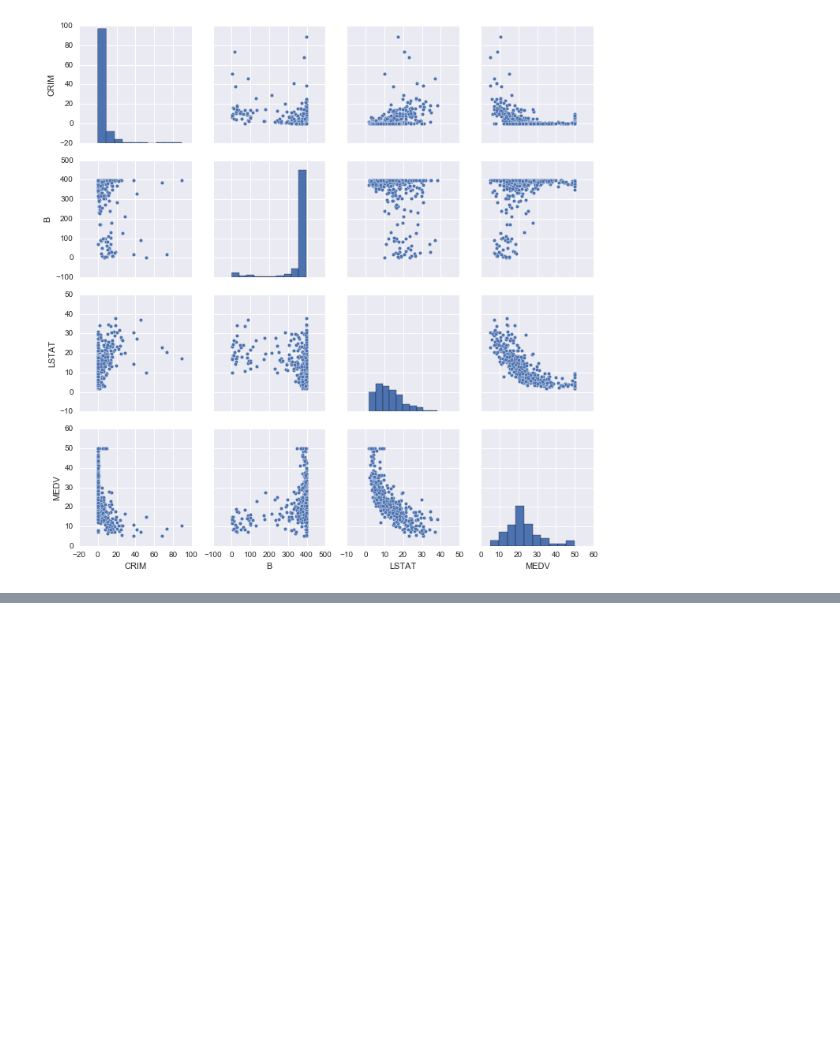
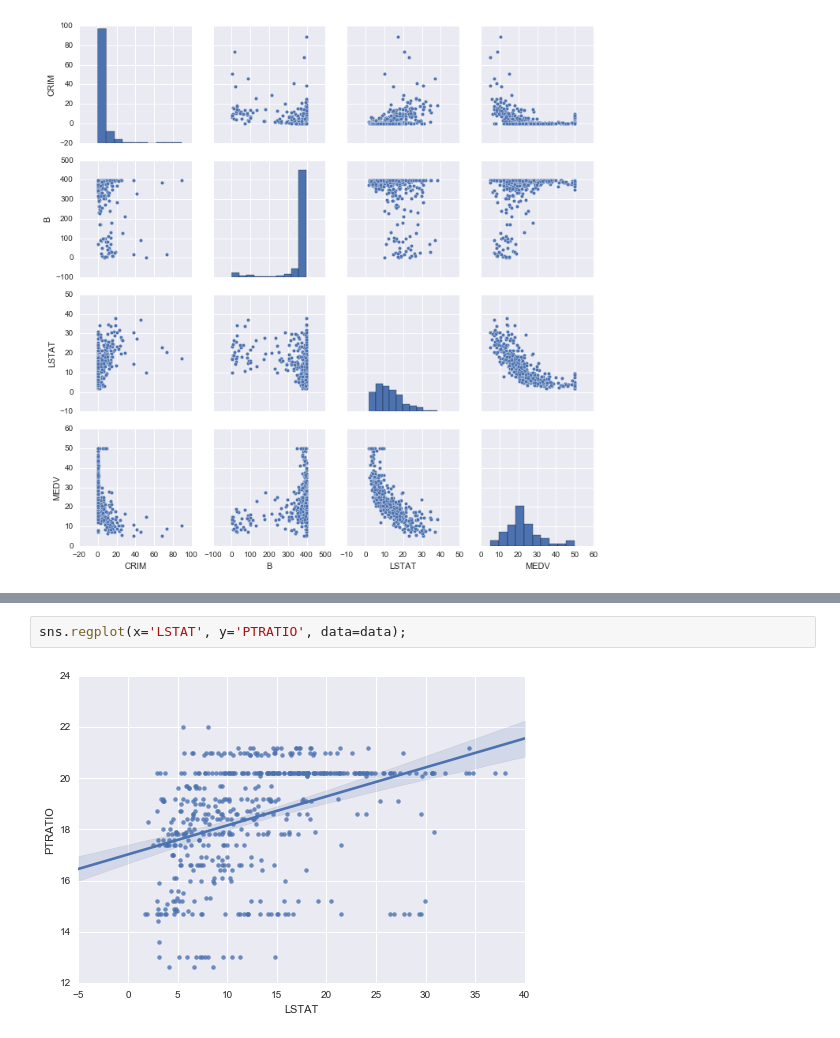
Before and after one commit to jillianhade/data-science-notes, a Jupyter notebook: plotting lab-monday.ipynb, the cells around one changed output, grey strips where cells are left out. Drawn from its saved outputs; the diff is of its cells as text; blank space fills up the shorter version.

```diff
--- a/plotting lab-monday.ipynb
+++ b/plotting lab-monday.ipynb
@@ -142,0 +149,4 @@ sns.pairplot(data, vars=['CRIM', 'B', 'LSTAT', 'MEDV']);
+# %%
+sns.regplot(x='LSTAT', y='PTRATIO', data=data);
+# %% [output]
+[figure, added]
```
Also changed, not shown: parts of 2 cells of this notebook.
